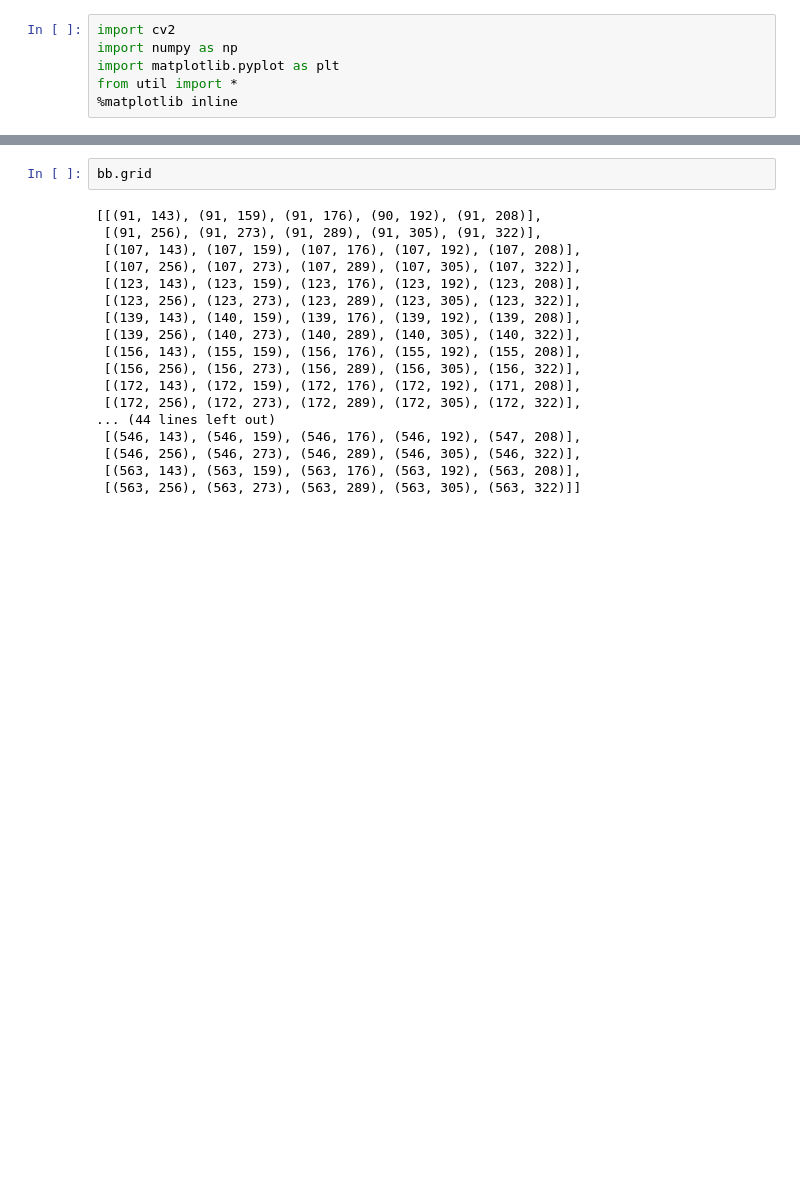
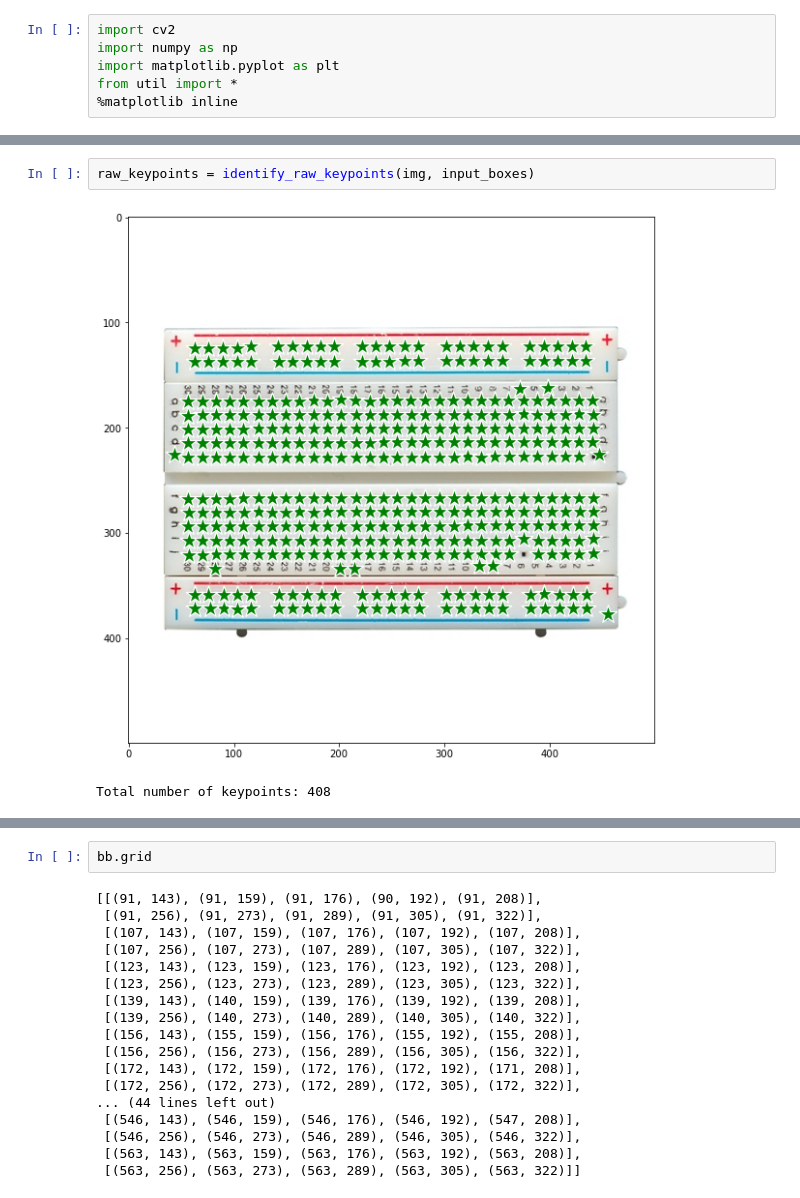
Before and after one commit to ingazhur/hardware-internal-tools, a Jupyter notebook: preprocessing_sandbox.ipynb, the cells around one changed output, grey strips where cells are left out. Cells and saved outputs as stored; diff of their text form; blank space fills up the shorter version.

Commit message:
identifying power rails

```diff
--- a/preprocessing_sandbox.ipynb
+++ b/preprocessing_sandbox.ipynb
@@ -233,0 +59,5 @@ def identify_breadboard(img, bounding_box):
+# %%
+raw_keypoints = identify_raw_keypoints(img, input_boxes)
+# %% [output]
+[figure, added]
+Total number of keypoints: 408
```
Also changed, not shown: parts of 8 cells of this notebook, 3 other files.
